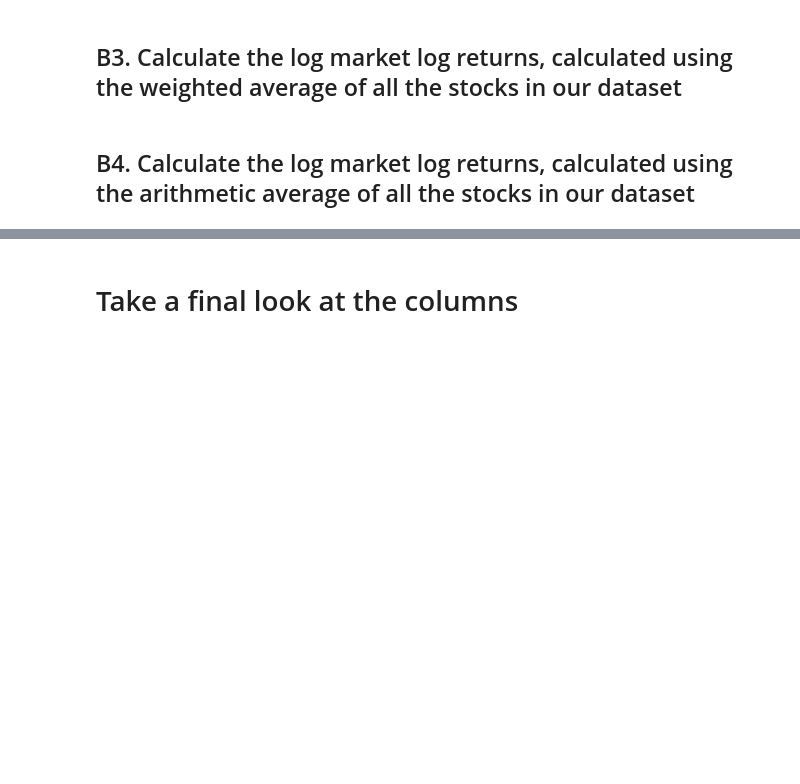
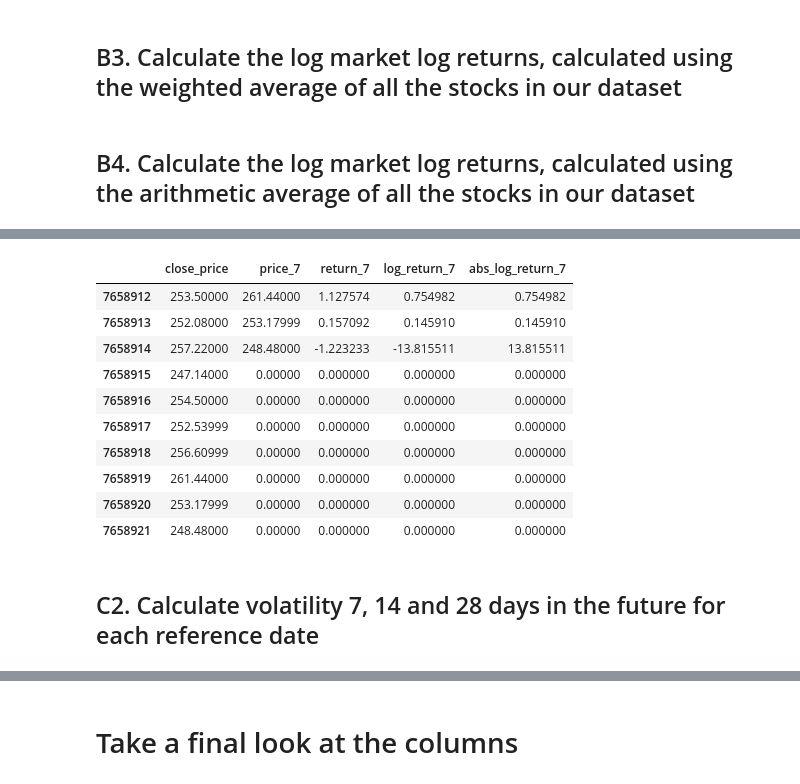
Before and after one commit to Shuo-Wang-UCBerkeley/VIP, a Jupyter notebook: src/rachel/clean_crsp_stage2.ipynb, the cells around one changed output, grey strips where cells are left out. Cells and saved outputs as stored; diff of their text form; code cells hidden in the pictures; blank space fills up the shorter version.

```diff
--- a/src/rachel/clean_crsp_stage2.ipynb
+++ b/src/rachel/clean_crsp_stage2.ipynb
@@ -331,0 +399,16 @@ crsp_df.head()
+# %%
+crsp_df[["close_price", "price_7", "return_7", "log_return_7", "abs_log_return_7"]][-10:]
+# %% [output]
+|  | close_price | price_7 | return_7 | log_return_7 | abs_log_return_7 |
+| 7658912 | 253.50000 | 261.44000 | 1.127574 | 0.754982 | 0.754982 |
+| 7658913 | 252.08000 | 253.17999 | 0.157092 | 0.145910 | 0.145910 |
+| 7658914 | 257.22000 | 248.48000 | -1.223233 | -13.815511 | 13.815511 |
+| 7658915 | 247.14000 | 0.00000 | 0.000000 | 0.000000 | 0.000000 |
+| 7658916 | 254.50000 | 0.00000 | 0.000000 | 0.000000 | 0.000000 |
+| 7658917 | 252.53999 | 0.00000 | 0.000000 | 0.000000 | 0.000000 |
+| 7658918 | 256.60999 | 0.00000 | 0.000000 | 0.000000 | 0.000000 |
+| 7658919 | 261.44000 | 0.00000 | 0.000000 | 0.000000 | 0.000000 |
+| 7658920 | 253.17999 | 0.00000 | 0.000000 | 0.000000 | 0.000000 |
+| 7658921 | 248.48000 | 0.00000 | 0.000000 | 0.000000 | 0.000000 |
+# %% [markdown]
+## C2. Calculate volatility 7, 14 and 28 days in the future for each reference date
```
Also changed, not shown: parts of 18 cells of this notebook, 1 other file.
